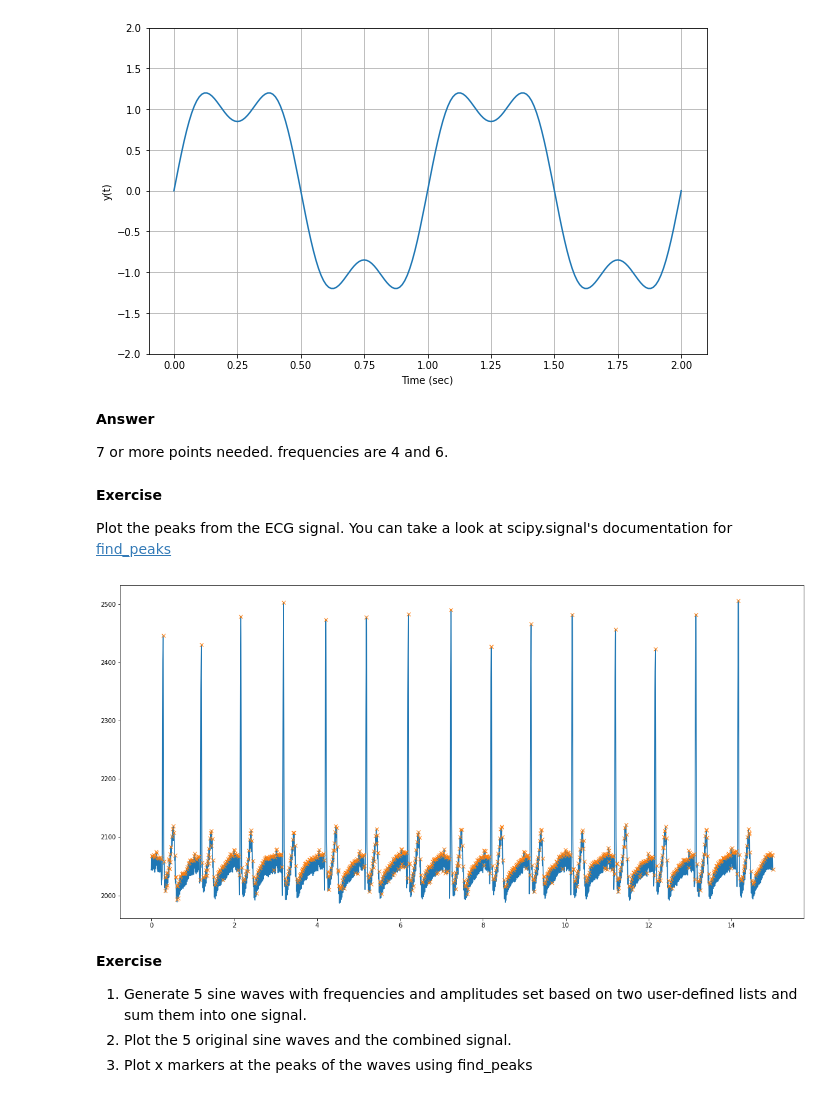
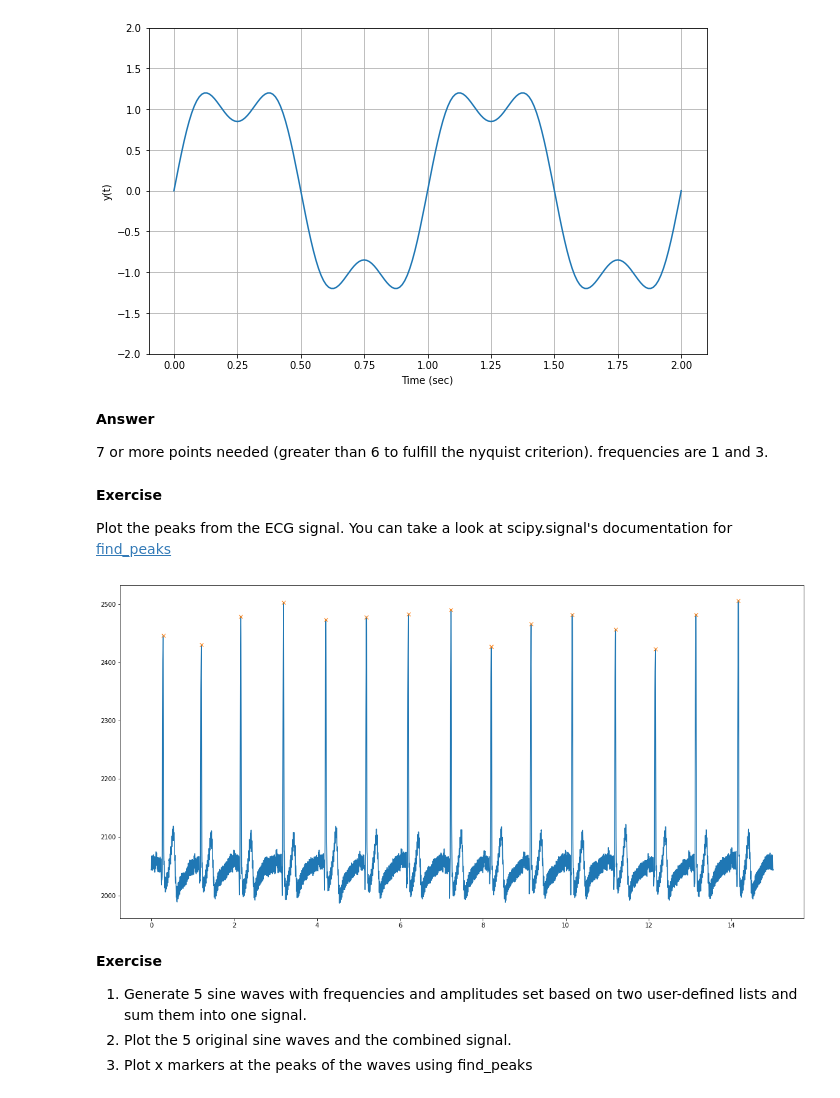
Before and after one commit to rapster1/Week2_Public, a Jupyter notebook: Notebooks/02_SignalsProcessing/SignalsProcessing_Exercises.ipynb, the cells around one changed output. Cells and saved outputs as stored; diff of their text form; code cells hidden in the pictures.

```diff
--- a/Notebooks/02_SignalsProcessing/SignalsProcessing_Exercises.ipynb
+++ b/Notebooks/02_SignalsProcessing/SignalsProcessing_Exercises.ipynb
@@ -105,7 +107,7 @@ plt.ylim([-2,2])
 # %% [markdown]
 __Answer__
 
-7 or more points needed. frequencies are 4 and 6.
+7 or more points needed (greater than 6 to fulfill the nyquist criterion). frequencies are 1 and 3.
 # %% [markdown]
 __Exercise__
 
@@ -113,24 +115,24 @@ Plot the peaks from the ECG signal. You can take a look at scipy.signal's docume
 # %%
 # Load the ECG example data
 ecg_url = 'https://raw.githubusercontent.com/BeaverWorksMedlytics2020/Data_Public/master/NotebookExampleData/Week2/ecg.txt'
 ecg_microvolts = np.loadtxt(ecg_url,skiprows=4)
 
 # Import the `find_peaks` function
 from scipy.signal import find_peaks
 
 # write code here
 n_points_per_sec = 1000
 n_sec = 15000/n_points_per_sec
 t = np.arange(n_sec*n_points_per_sec)/n_points_per_sec
 
 plt.figure(figsize=(20,10))
 plt.plot(t, ecg_microvolts)
 
-peaks, _ = find_peaks(ecg_microvolts)
+peaks, _ = find_peaks(ecg_microvolts, height = 2200)
 plt.plot(peaks/n_points_per_sec, ecg_microvolts[peaks], 'x')
 plt.show()
 # %% [output]
-[figure, old version]
+[figure, new version]
 # %% [markdown]
 __Exercise__
 
```
Also changed, not shown: parts of 5 cells of this notebook.
